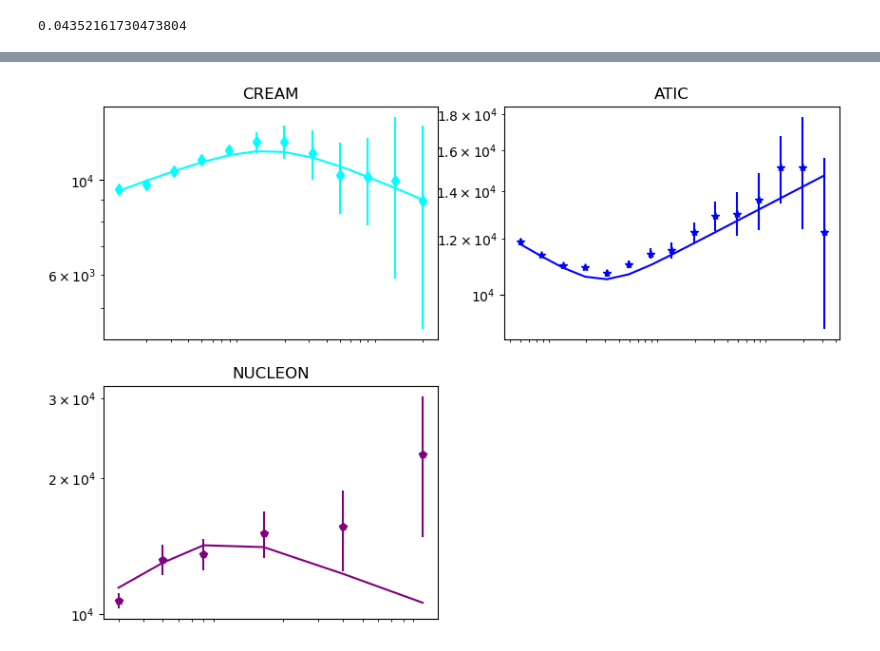
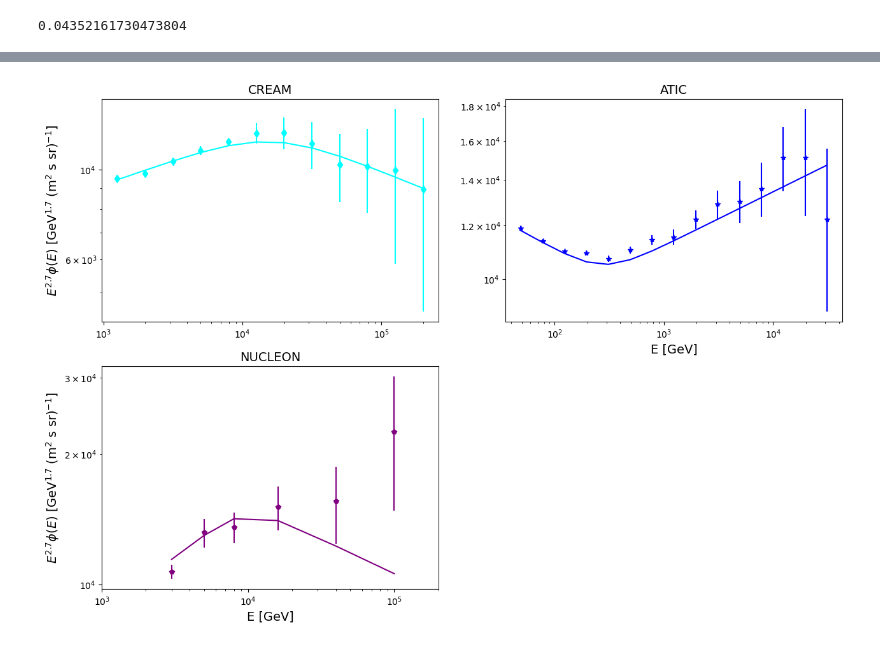
Before and after one commit to luisespinosa8/Cosmic_Ray_Spectrum_Models, a Jupyter notebook: Proton_Spectrum_Model_Data_Comparison.ipynb, the cells around one changed output, grey strips where cells are left out. Saved outputs shown, nothing was run; the diff lists cells and outputs as text; code cells hidden in the pictures.

```diff
--- a/Proton_Spectrum_Model_Data_Comparison.ipynb
+++ b/Proton_Spectrum_Model_Data_Comparison.ipynb
@@ -61,8 +62,7 @@ error_CALET = data_CALET_H[:,4]/Z
 ### Data sets colums
 #### [0] Quantity $\quad$ [1] $<Ek/n>$ (GeV) $\quad$ [2] Bin range $\quad$ [3] Flux (per Ek/n bin)  (GeV m2 s sr)-1 $\quad$ [4] Stat Err (-) $\quad$ [5] Stat Err (+) $\quad$ [6] Syst Err
 # %%
-n = 1
-data_CREAM_H = np.genfromtxt("Data/CREAM_H_data.txt")
+data_CREAM_H = np.genfromtxt("Fitting/Data/Proton/CREAM_H_data.txt")
 E_CREAM = data_CREAM_H[:,1] * n
 flux_CREAM = data_CREAM_H[:,3] / n
 error_CREAM_low = data_CREAM_H[:,4]/n; error_CREAM_up = data_CREAM_H[:,5]/n
@@ -71,8 +71,8 @@ error_CREAM_low = data_CREAM_H[:,4]/n; error_CREAM_up = data_CREAM_H[:,5]/n
 ### Data sets colums
 #### [0] Quantity $\quad$ [1] $<Etot>$ (GeV) $\quad$ [2] Bin range $\quad$ [3] Flux (per Etot bin)  (GeV m2 s sr)-1 $\quad$ [4] Stat Err $\quad$ [5] Syst Err
 # %%
-data_ATIC_H = np.genfromtxt("Data/ATIC_H_data.txt")
-E_ATIC = data_ATIC_H[:,1]
+data_ATIC_H = np.genfromtxt("Fitting/Data/Proton/ATIC_H_data.txt")
+E_ATIC = data_ATIC_H[:,1] #- m_p
 flux_ATIC = data_ATIC_H[:,3]
 error_ATIC = data_ATIC_H[:,4]
 # %% [markdown]
@@ -80,8 +80,8 @@ error_ATIC = data_ATIC_H[:,4]
 ### Data sets colums
 #### [0] Quantity $\quad$ [1] $<Etot>$ (GeV) $\quad$ [2] Bin range $\quad$ [3] Flux (per Etot bin)  (GeV m2 s sr)-1 $\quad$ [4] Stat Err $\quad$ [5] Syst Err
 # %%
-data_NUCLEON_H = np.genfromtxt("Data/NUCLEON_H_data.txt")
-E_NUCLEON = data_NUCLEON_H[:,1]
+data_NUCLEON_H = np.genfromtxt("Fitting/Data/Proton/NUCLEON_H_data.txt")
+E_NUCLEON = data_NUCLEON_H[:,1] #- m_p
 flux_NUCLEON = data_NUCLEON_H[:,3]
 error_NUCLEON = data_NUCLEON_H[:,4]
 # %%
@@ -246,26 +252,29 @@ plt.savefig('Plots/comparison_model_data_1.png')
 # %%
-fig, ax = plt.subplots(2, 2, figsize=(10, 7))
+fig, ax = plt.subplots(2, 2, figsize=(15, 10))
 #
 ax[0,0].plot(E_CREAM, Phi_CREAM* E_CREAM**2.7, color='cyan')
 ax[0,0].errorbar(E_CREAM, flux_CREAM * E_CREAM**2.7, yerr=(error_CREAM_low,error_CREAM_low) * E_CREAM**2.7, fmt='d', color='cyan', label='CREAM')
 ax[0,0].loglog()
-ax[0,0].set_xticks([])
-ax[0,0].set_title('CREAM')
+ax[1,0].set_xlim(1e3,2e5)
+ax[0,0].set_title('CREAM', fontsize=14)
+ax[0,0].set_ylabel(r'$E^{2.7}\phi(E)$ [GeV$^{1.7}$ (m$^2$ s sr)$^{-1}$]', fontsize=14)
 #
 ax[0,1].plot(E_ATIC, Phi_ATIC* E_ATIC**2.7, color='blue')
 ax[0,1].errorbar(E_ATIC, flux_ATIC * E_ATIC**2.7, yerr=error_ATIC * E_ATIC**2.7, fmt='*', color='blue', label='ATIC')
 ax[0,1].loglog()
-ax[0,1].set_xticks([])
-ax[0,1].set_title('ATIC')
+ax[0,1].set_title('ATIC', fontsize=14)
+ax[0,1].set_xlabel('E [GeV]', fontsize=14)
 #
 ax[1,0].plot(E_NUCLEON, Phi_NUCLEON* E_NUCLEON**2.7, color='purple')
 ax[1,0].errorbar(E_NUCLEON, flux_NUCLEON * E_NUCLEON**2.7, yerr=error_NUCLEON * E_NUCLEON**2.7, fmt='p', color='purple', label='NUCLEON')
 ax[1,0].loglog()
-ax[1,0].set_xticks([])
-ax[1,0].set_title('NUCLEON')
+ax[1,0].set_xlim(1e3,2e5)
+ax[1,0].set_title('NUCLEON', fontsize=14)
+ax[1,0].set_ylabel(r'$E^{2.7}\phi(E)$ [GeV$^{1.7}$ (m$^2$ s sr)$^{-1}$]', fontsize=14)
+ax[1,0].set_xlabel('E [GeV]', fontsize=14)
 #
 ax[1,1].axis('off')
 plt.savefig('Plots/comparison_model_data_2.png')
 # %% [output]
-[figure, old version]
+[figure, new version]
 # %%
```
Also changed, not shown: parts of 8 cells of this notebook, 53 other files.
